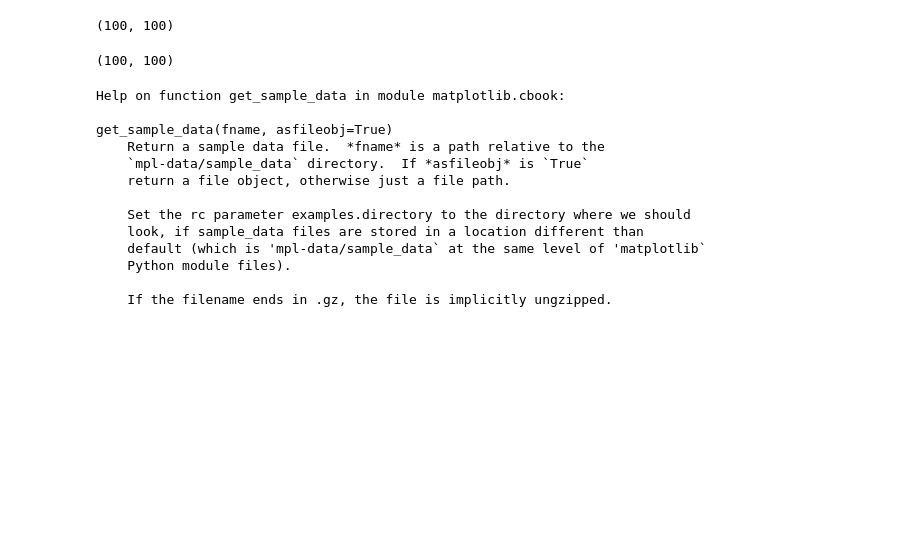
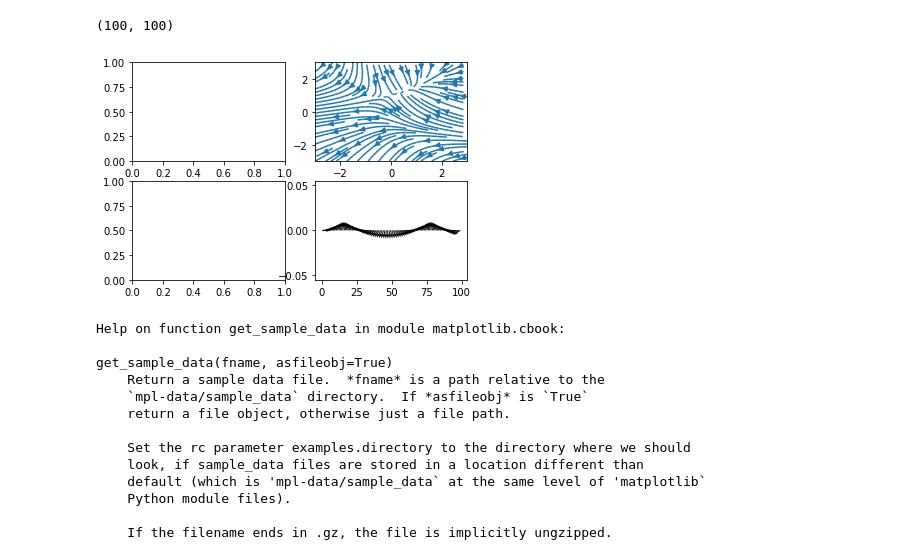
Before and after one commit to zerosum99/data_preprocessing, a Jupyter notebook: 2D 그래프 이해하기.ipynb, the cells around one changed output. Cells and saved outputs as stored; diff of their text form; code cells hidden in the pictures; blank space fills up the shorter version.

```diff
--- a/2D 그래프 이해하기.ipynb
+++ b/2D 그래프 이해하기.ipynb
@@ -4,6 +4,12 @@
 import matplotlib.pyplot as plt
 # %%
 import numpy as np
+# %%
+x = np.linspace(0,10, 100)
+# %%
+y = np.cos(x)
+# %%
+z = np.sin(x)
 # %%
 data = 2 * np.random.random((10, 10))
 data2 = 3 * np.random.random((10, 10))
@@ -28,10 +34,13 @@ X.shape
 # %%
 U = -1 - X**2 + Y
 V = 1 + X - Y**2
-# %%
-U.shape
-# %% [output]
-(100, 100)
+# %%
+fig5, axes = plt.subplots(nrows=2,ncols=2)
+axes[0,1].streamplot(X,Y,U,V)  # lot 2D vector fields
+axes[1,1].quiver(y,z)         #  Plot a 2D field of arrows
+plt.show()
+# %% [output]
+[figure, added]
 # %%
 from matplotlib.cbook import get_sample_data
 # %%
```
Also changed, not shown: parts of 4 cells of this notebook, 3 other files.
